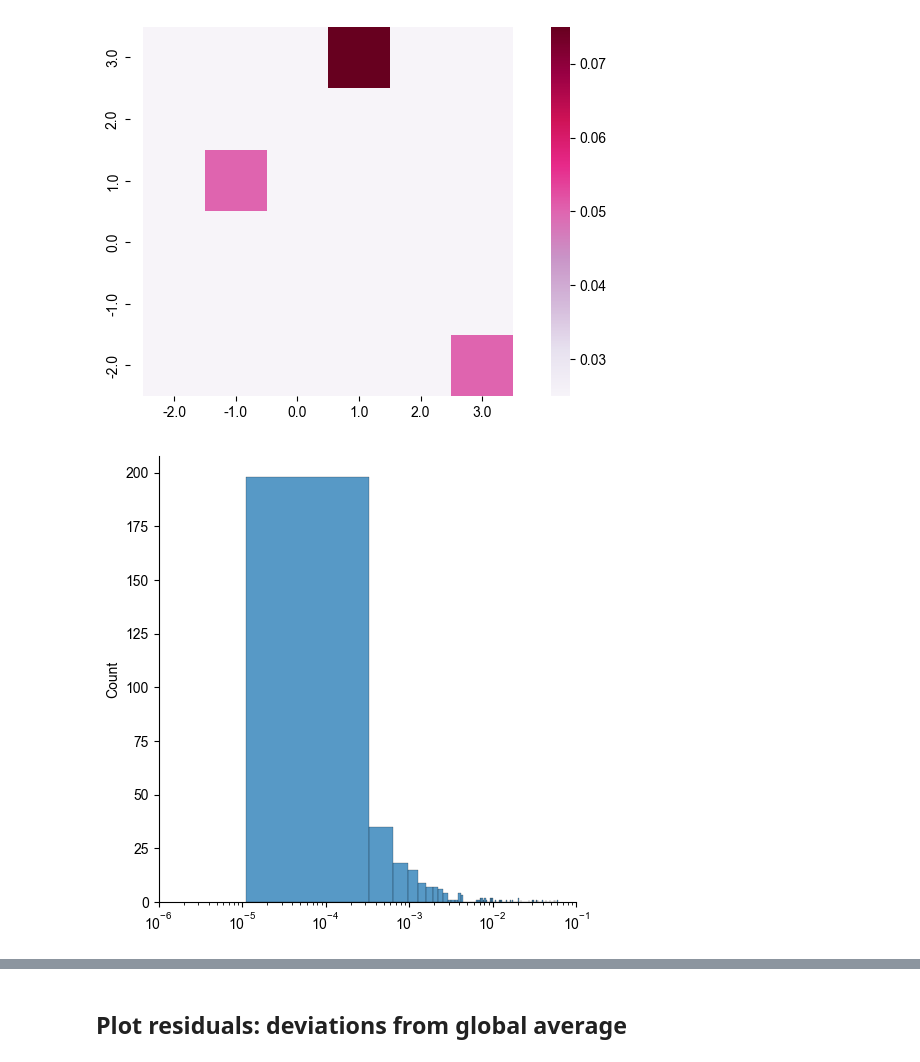
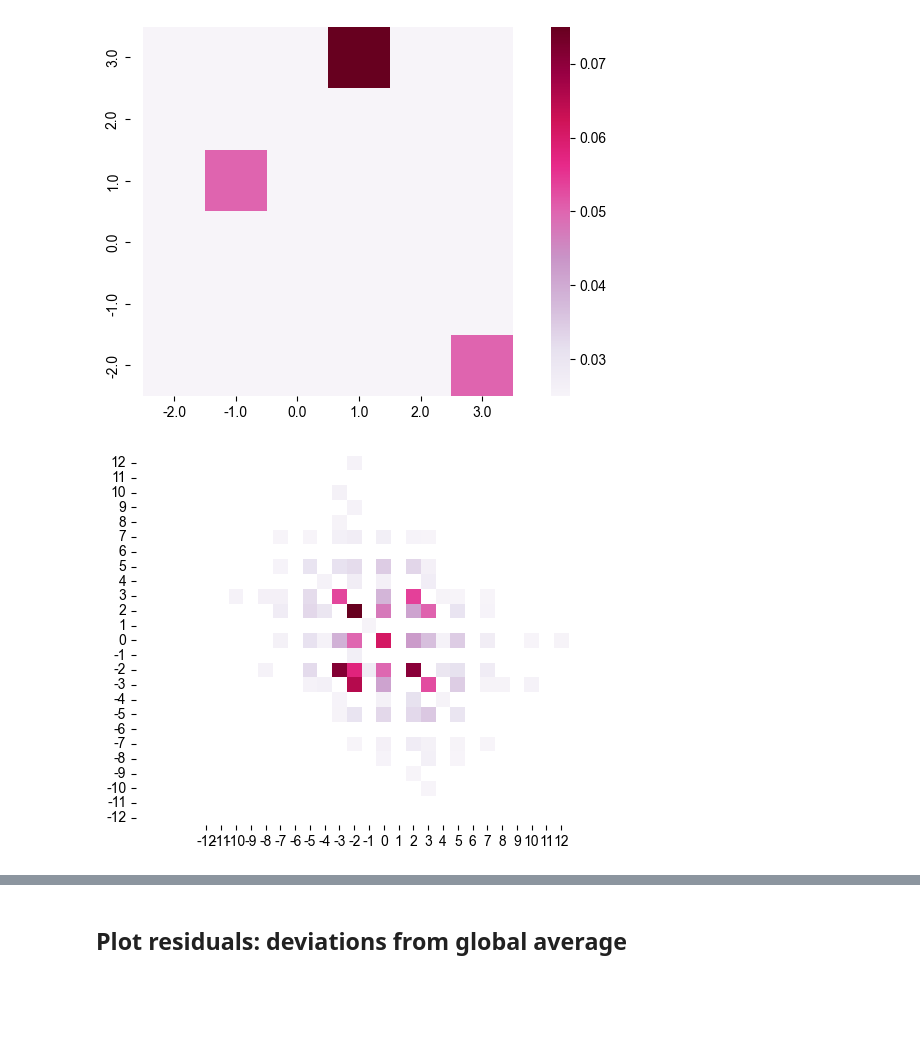
Before and after one commit to bacor/melody-squares, a Jupyter notebook: notebooks/melody-squares.ipynb, the cells around one changed output, grey strips where cells are left out. Drawn from its saved outputs; the diff is of its cells as text; code cells hidden in the pictures; blank space fills up the shorter version.

```diff
--- a/notebooks/melody-squares.ipynb
+++ b/notebooks/melody-squares.ipynb
@@ -161,11 +161,8 @@ hist, values = motif_histogram(motifs, min_value=-1*12, max_value=12, smooth=0)
 hist = pd.DataFrame(hist, index=values, columns=values).sort_index(ascending=False)
-# %%
-vals = hist.values.ravel()
-sns.displot(vals[vals > 0])
-plt.xlim(1e-6, .1)
-plt.gca().set_xscale('log')
-# %% [output]
-[figure, removed]
+# %%
+show_melodic_motif_histogram(hist[hist>1e-3])
+# %% [output]
+[figure, added]
 # %%
 # Linear vs logarithmic color map
 fig, axs = plt.subplots(1, 3, figsize=(12, 4))
```
Also changed, not shown: parts of 12 cells of this notebook.
